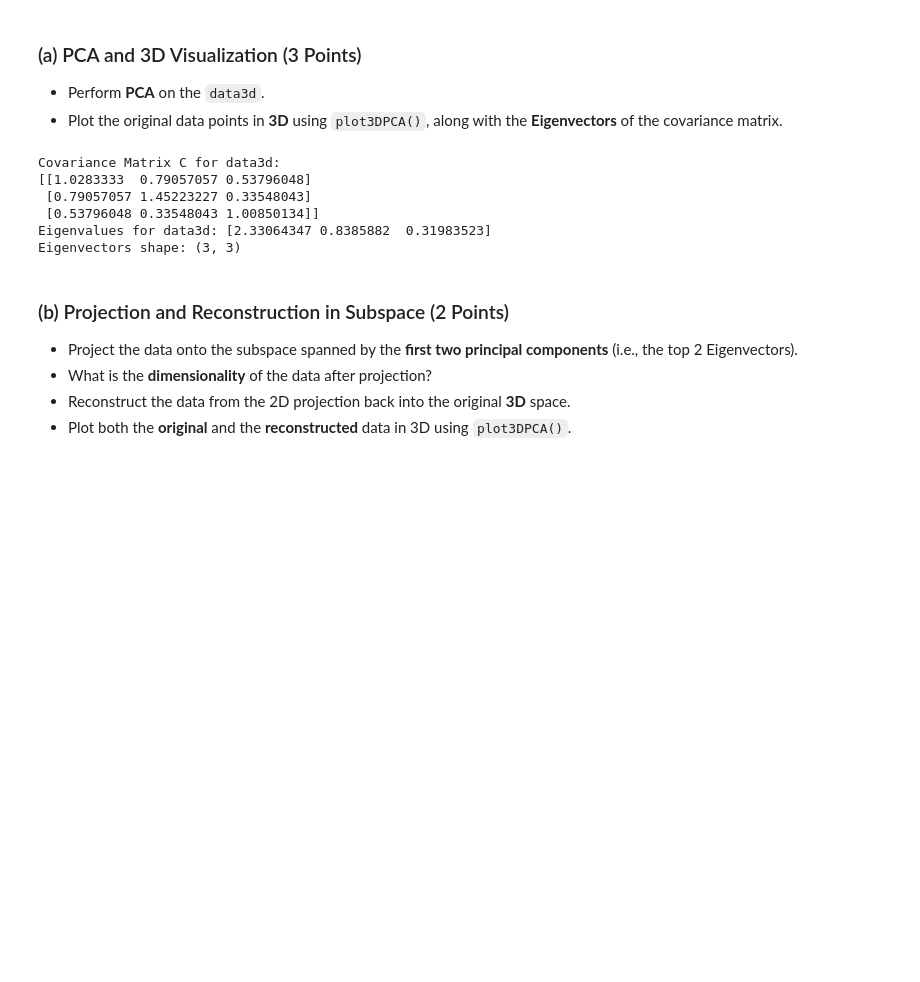
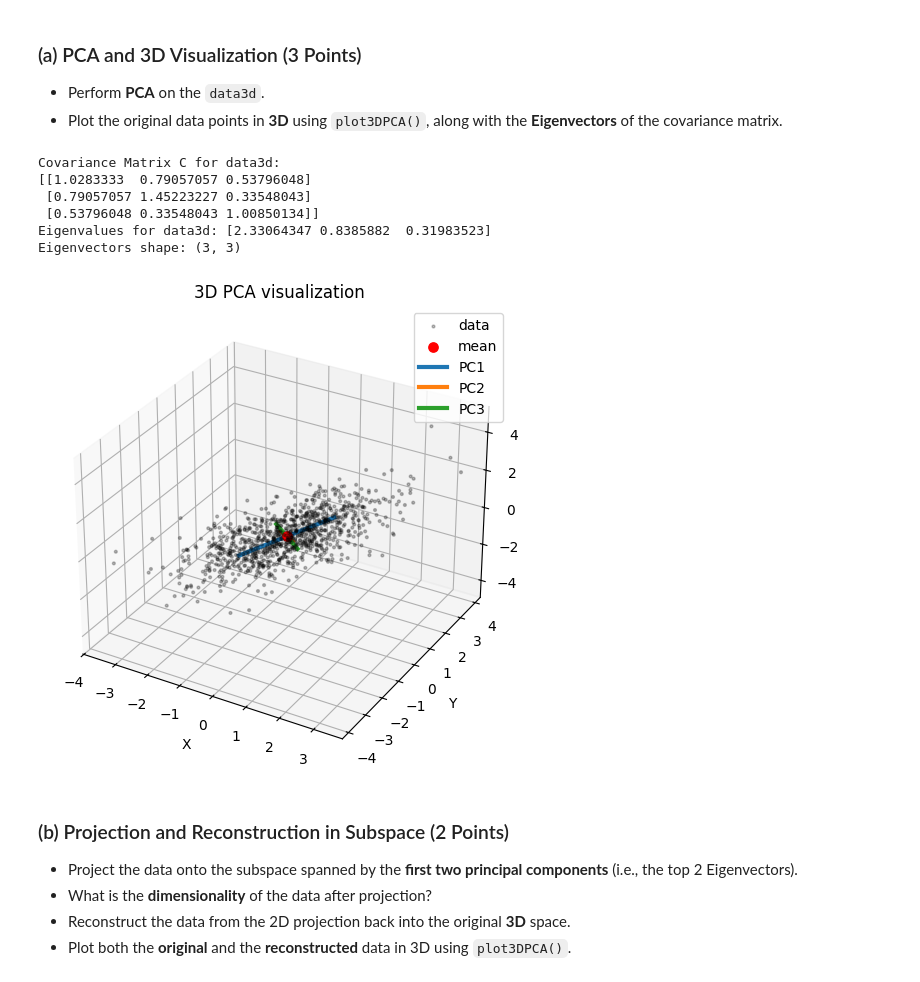
Before and after one commit to Chalisser/Medical_Imaging_Task1, a Jupyter notebook: notebook.ipynb, the cells around one changed output. Cells and saved outputs as stored; diff of their text form; code cells hidden in the pictures; blank space fills up the shorter version.

```diff
--- a/notebook.ipynb
+++ b/notebook.ipynb
@@ -392,29 +392,47 @@ Average reconstruction error for data2 using PC2: 0.5016
 # %%
 # Print covariance matrix
 C_3d = ourCov(data3d)
 print("Covariance Matrix C for data3d:")
 print(C_3d)
 
 # Apply PCA to 3D data
 X_reduced_3d, eigVec_3d, eigVal_3d, mean_3d = pca(data3d, n_components=None)
 
 print("Eigenvalues for data3d:", eigVal_3d)
 print("Eigenvectors shape:", eigVec_3d.shape)
 
 # Plot using the plot3DPCA function
 plot3DPCA(
     data=data3d,
     mju=mean_3d,
     eigVec=eigVec_3d,
     eigVal=eigVal_3d,
 )
+
+# Static Matplotlib version for notebook viewers that do not render Plotly
+fig = plt.figure(figsize=(7, 6))
+ax = fig.add_subplot(111, projection="3d")
+ax.scatter(data3d[:, 0], data3d[:, 1], data3d[:, 2], s=4, alpha=0.25, color="black", label="data")
+ax.scatter(mean_3d[0], mean_3d[1], mean_3d[2], s=45, color="red", label="mean")
+for i in range(3):
+    direction = eigVec_3d[:, i] * np.sqrt(eigVal_3d[i])
+    start = mean_3d - direction
+    end = mean_3d + direction
+    ax.plot([start[0], end[0]], [start[1], end[1]], [start[2], end[2]], linewidth=3, label=f"PC{i+1}")
+ax.set_title("3D PCA visualization")
+ax.set_xlabel("X")
+ax.set_ylabel("Y")
+ax.set_zlabel("Z")
+ax.legend()
+plt.show()
 # %% [output]
 Covariance Matrix C for data3d:
 [[1.0283333  0.79057057 0.53796048]
  [0.79057057 1.45223227 0.33548043]
  [0.53796048 0.33548043 1.00850134]]
 Eigenvalues for data3d: [2.33064347 0.8385882  0.31983523]
 Eigenvectors shape: (3, 3)
+[figure, added]
 # %% [markdown]
 
 
```
Also changed, not shown: parts of 2 cells of this notebook.
